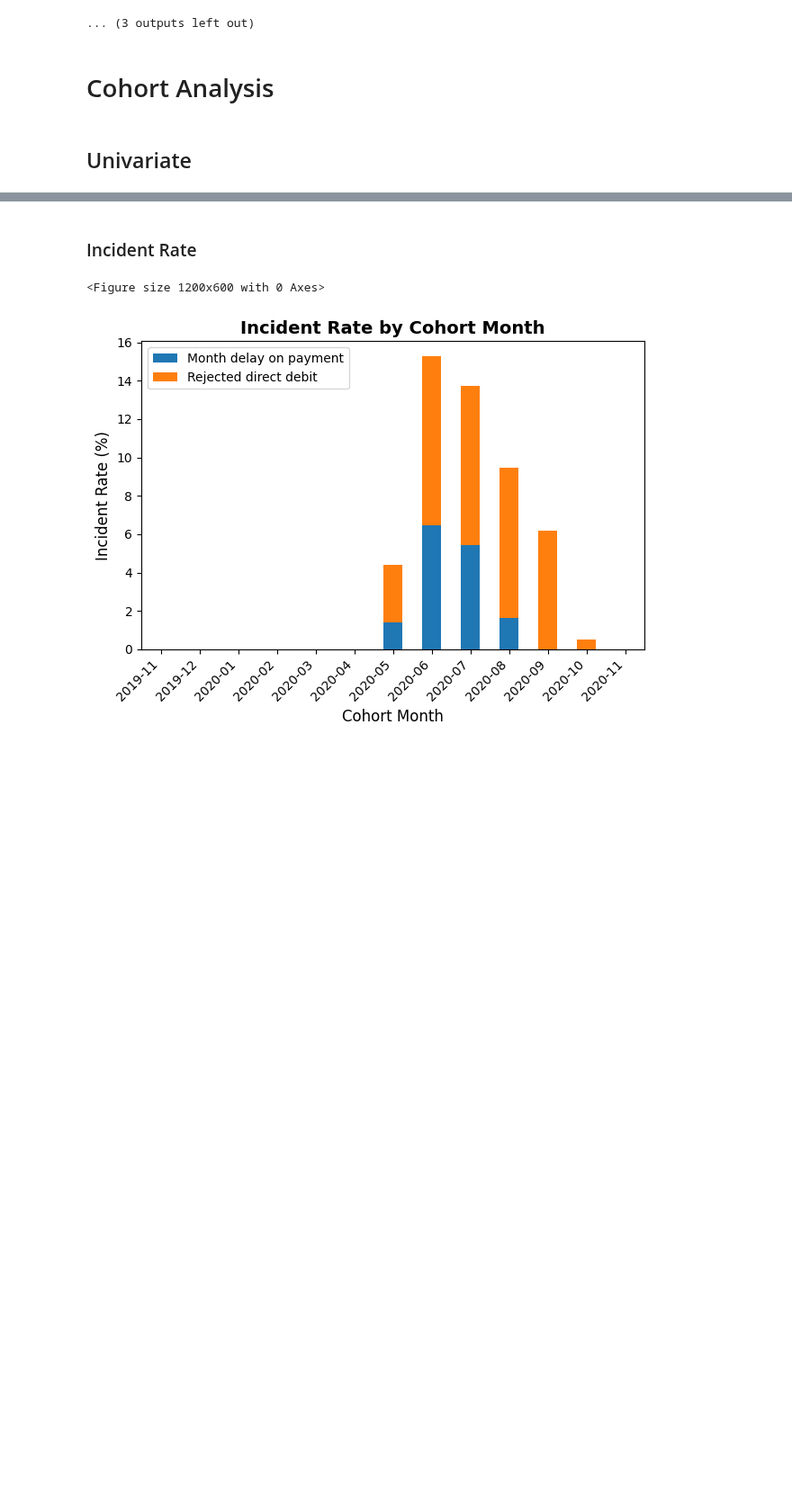
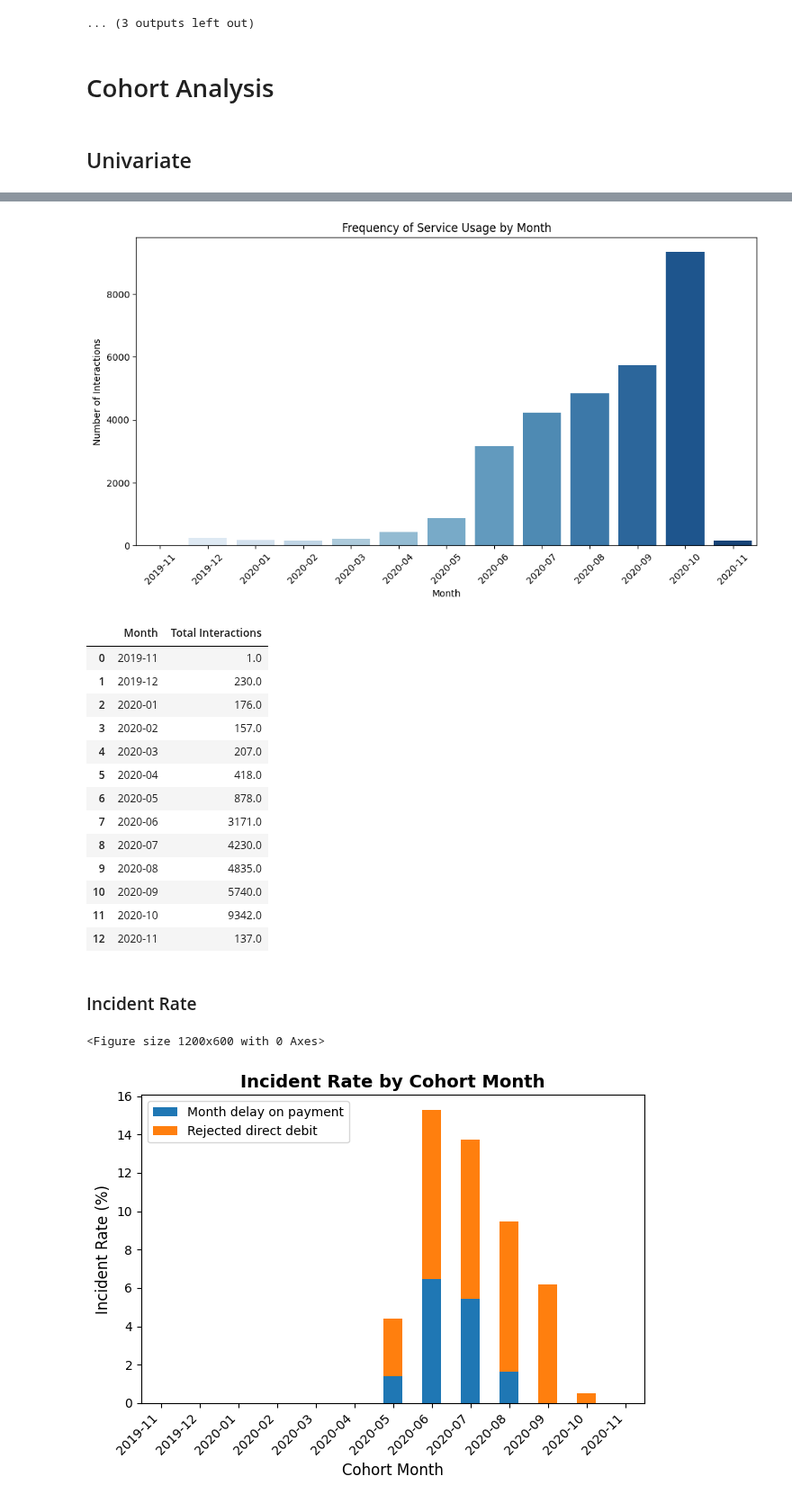
Before and after one commit to JayEm65/project-1-ironhack-payments-2-en, a Jupyter notebook: main_Annie.ipynb, the cells around one changed output, grey strips where cells are left out. Shown at 90% size. Cells and saved outputs as stored; diff of their text form; code cells hidden in the pictures; blank space fills up the shorter version.

```diff
--- a/main_Annie.ipynb
+++ b/main_Annie.ipynb
@@ -454,3 +480,23 @@ Name: days_difference_CR_back, dtype: float64
+# %%
+# Frequency of service usage per month
+frequency_table = eda.fre_bar(cohort_table)
+frequency_table
+# %% [output]
+[figure, added]
+|  | Month | Total Interactions |
+| 0 | 2019-11 | 1.0 |
+| 1 | 2019-12 | 230.0 |
+| 2 | 2020-01 | 176.0 |
+| 3 | 2020-02 | 157.0 |
+| 4 | 2020-03 | 207.0 |
+| 5 | 2020-04 | 418.0 |
+| 6 | 2020-05 | 878.0 |
+| 7 | 2020-06 | 3171.0 |
+| 8 | 2020-07 | 4230.0 |
+| 9 | 2020-08 | 4835.0 |
+| 10 | 2020-09 | 5740.0 |
+| 11 | 2020-10 | 9342.0 |
+| 12 | 2020-11 | 137.0 |
 # %% [markdown]
 ### Incident Rate
 # %%
```
Also changed, not shown: parts of 2 cells of this notebook, 2 other files.
